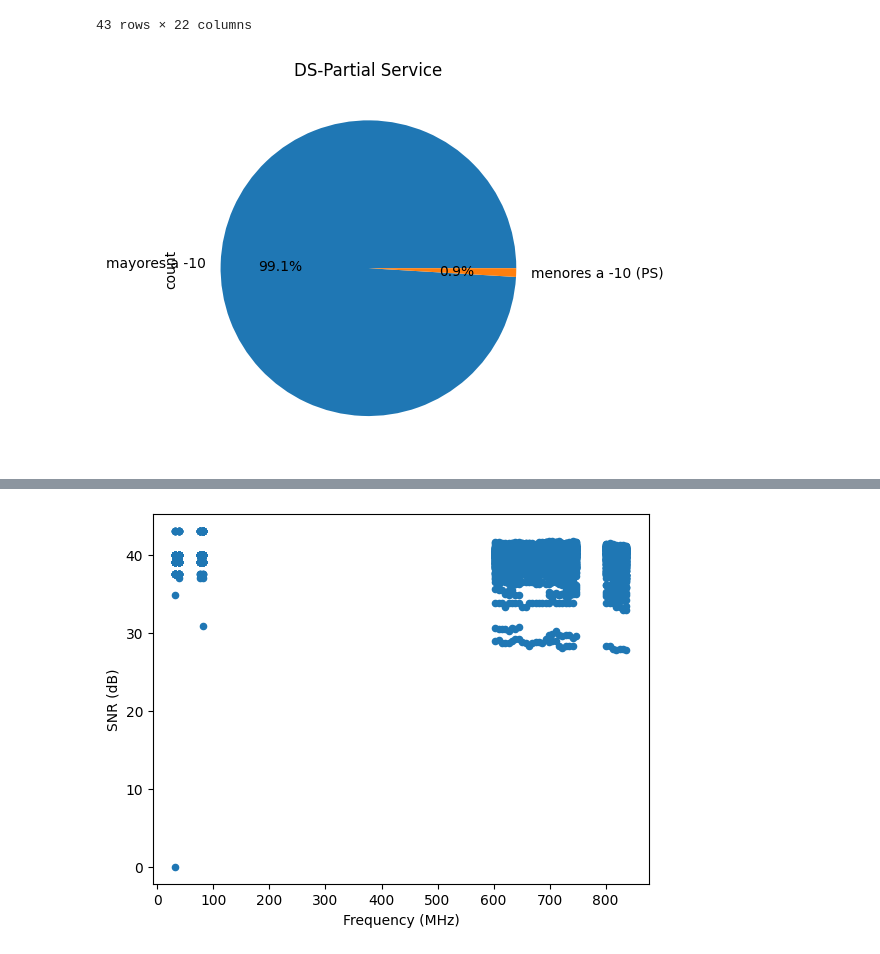
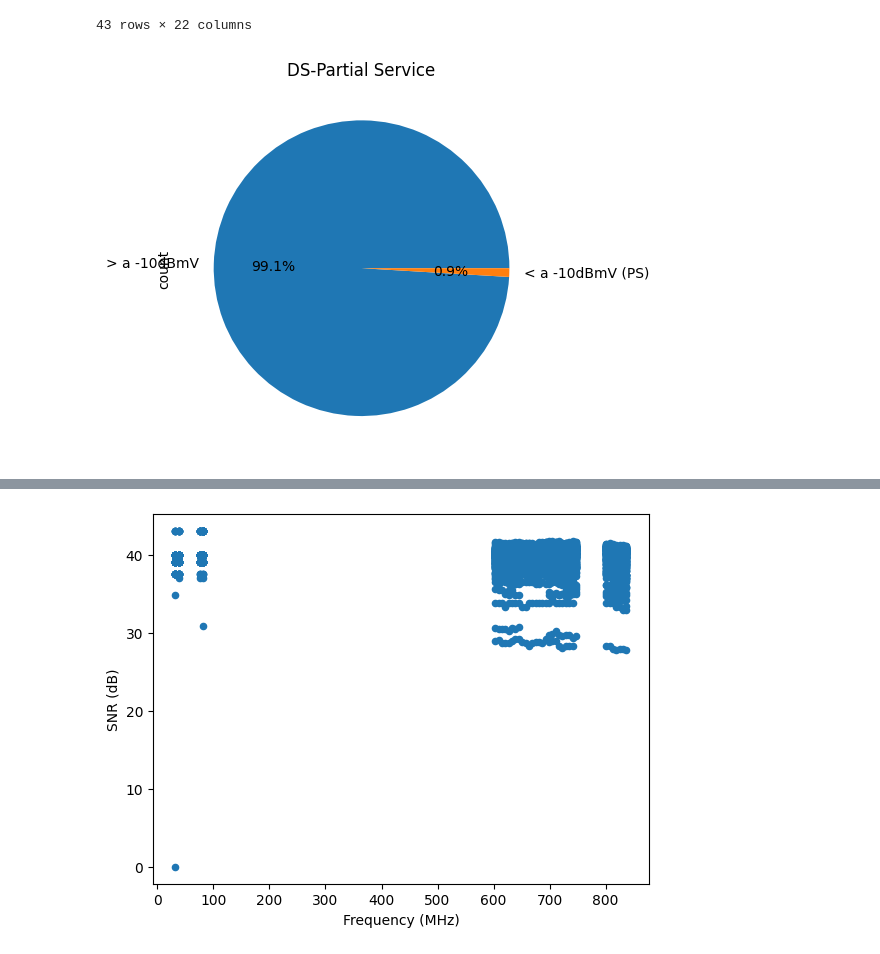
Before and after one commit to LeonardoNBanegas/DATA-SCIENCE-CODERHOUSE, a Jupyter notebook: ProyectoDS_Partel_Banegas.ipynb, the cells around one changed output, grey strips where cells are left out. Cells and saved outputs as stored; diff of their text form; code cells hidden in the pictures.

```diff
--- a/ProyectoDS_Partel_Banegas.ipynb
+++ b/ProyectoDS_Partel_Banegas.ipynb
@@ -270,15 +464,15 @@ rx_baja
 # %%
 #grafico de torta cantidad de CMs menores y mayores a -10dBmV.
 # Crear una serie booleana que indique si el valor es mayor o menor a -10
 rx_power = df['Rx Power (dBmV)']
 mayor_a_menos_10 = rx_power > -10
 
 # Contar los valores mayores y menores a -10
 conteo = mayor_a_menos_10.value_counts()
 
 # Graficar la torta
-conteo.plot(kind='pie', autopct='%1.1f%%', labels=['mayores a -10', 'menores a -10 (PS)'])
+conteo.plot(kind='pie', autopct='%1.1f%%', labels=['> a -10dBmV', '< a -10dBmV (PS)'])
 plt.title('DS-Partial Service')
 plt.show()
 # %% [output]
-[figure, old version]
+[figure, new version]
```
Also changed, not shown: parts of 25 cells of this notebook.
